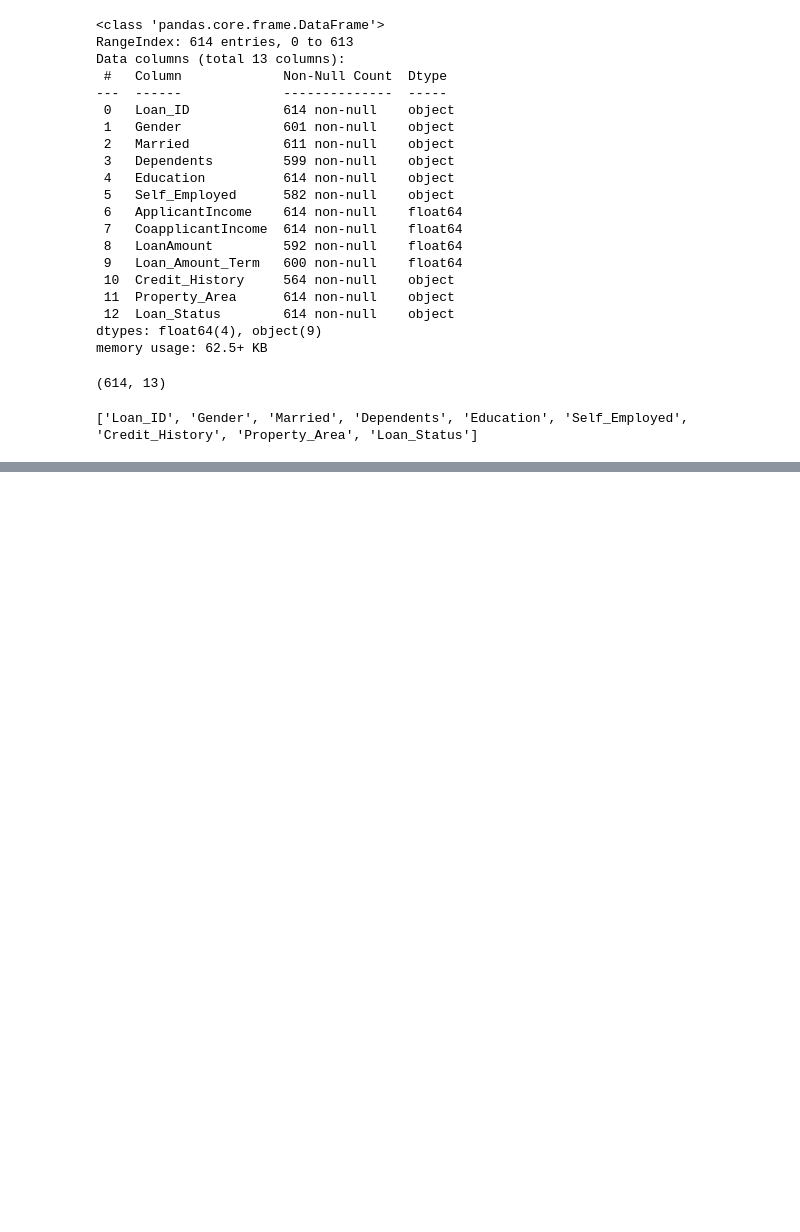
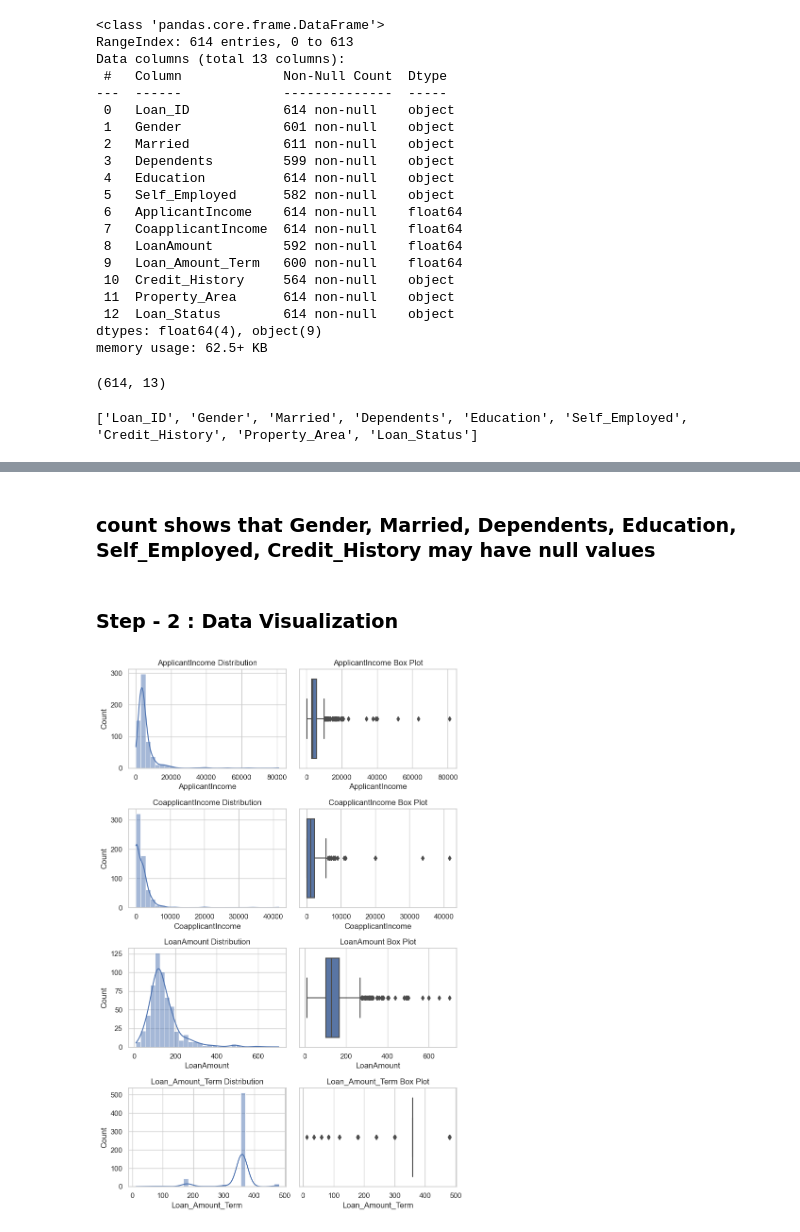
Before and after one commit to bhagyalaxmiai/loan-prediction, a Jupyter notebook: EDA/loan-prediction-eda.ipynb, the cells around one changed output, grey strips where cells are left out. Saved outputs shown, nothing was run; the diff lists cells and outputs as text; code cells hidden in the pictures; blank space fills up the shorter version.

```diff
--- a/EDA/loan-prediction-eda.ipynb
+++ b/EDA/loan-prediction-eda.ipynb
@@ -155,0 +223,21 @@ print(categorical_columns)
+# %% [markdown]
+### count shows that Gender, Married, Dependents, Education, Self_Employed, Credit_History may have null values
+# %% [markdown]
+### Step - 2  : Data Visualization
+# %%
+sns.set(style='whitegrid')
+
+fig, axes = plt.subplots(nrows=len(numerical_columns), ncols=2, figsize=(8,3*len(numerical_columns)))
+
+for i, col in enumerate(numerical_columns):
+    sns.histplot(data[col], kde=True, ax=axes[i, 0], bins=30)
+    axes[i, 0].set_title(f'{col} Distribution')
+
+    sns.boxplot(x=col, data=data, ax=axes[i,1])
+    axes[i,1].set_title(f'{col} Box Plot')
+
+plt.tight_layout()
+
+plt.show()
+# %% [output]
+[figure, added]
```
Also changed, not shown: parts of 9 cells of this notebook, 5 other files.
